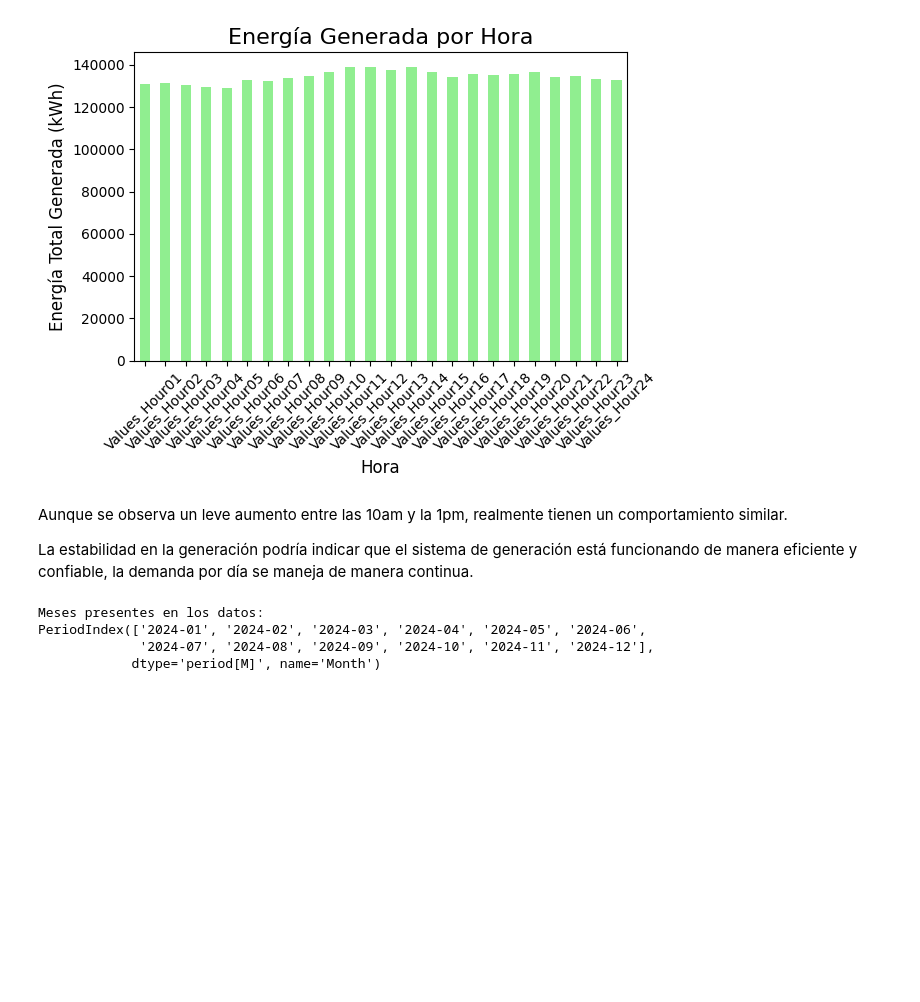
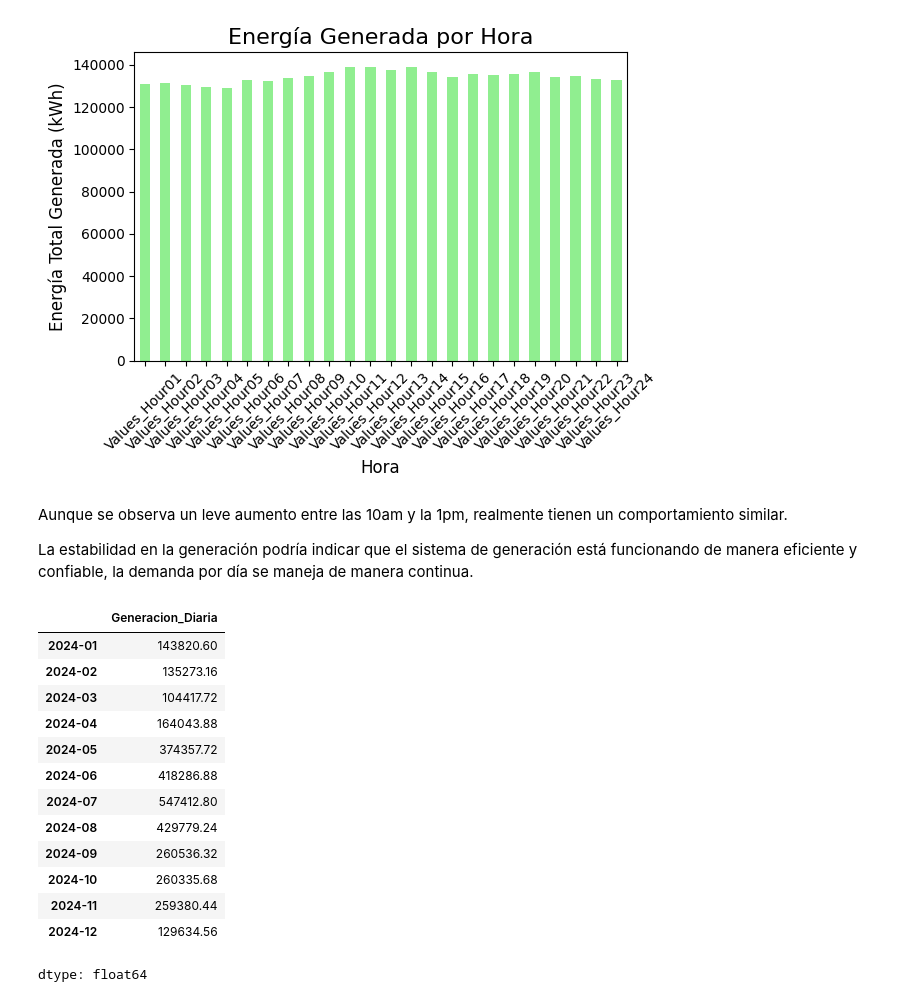
Before and after one commit to jiurgi/Jimena_Uribe_prueba_santafe, a Jupyter notebook: Jimena_Uribe_Prueba_Tecnica_Santafe.ipynb, the cells around one changed output. Saved outputs shown, nothing was run; the diff lists cells and outputs as text; code cells hidden in the pictures; blank space fills up the shorter version.

```diff
--- a/Jimena_Uribe_Prueba_Tecnica_Santafe.ipynb
+++ b/Jimena_Uribe_Prueba_Tecnica_Santafe.ipynb
@@ -209,13 +214,21 @@ plt.show()
 Aunque se observa un leve aumento entre las 10am y la 1pm, realmente tienen un comportamiento similar.
 
 La estabilidad en la generación podría indicar que el sistema de generación está funcionando de manera eficiente y confiable, la demanda por día se maneja de manera continua.
-# %%
-# Verificar los meses presentes en los datos
-print("Meses presentes en los datos:")
-print(monthly_energy.index)
-# %% [output]
-Meses presentes en los datos:
-PeriodIndex(['2024-01', '2024-02', '2024-03', '2024-04', '2024-05', '2024-06',
-             '2024-07', '2024-08', '2024-09', '2024-10', '2024-11', '2024-12'],
-            dtype='period[M]', name='Month')
+# %%
+monthly_energy
+# %% [output]
+|  | Generacion_Diaria |
+| 2024-01 | 143820.60 |
+| 2024-02 | 135273.16 |
+| 2024-03 | 104417.72 |
+| 2024-04 | 164043.88 |
+| 2024-05 | 374357.72 |
+| 2024-06 | 418286.88 |
+| 2024-07 | 547412.80 |
+| 2024-08 | 429779.24 |
+| 2024-09 | 260536.32 |
+| 2024-10 | 260335.68 |
+| 2024-11 | 259380.44 |
+| 2024-12 | 129634.56 |
+dtype: float64
 # %%
```
Also changed, not shown: parts of 5 cells of this notebook.
